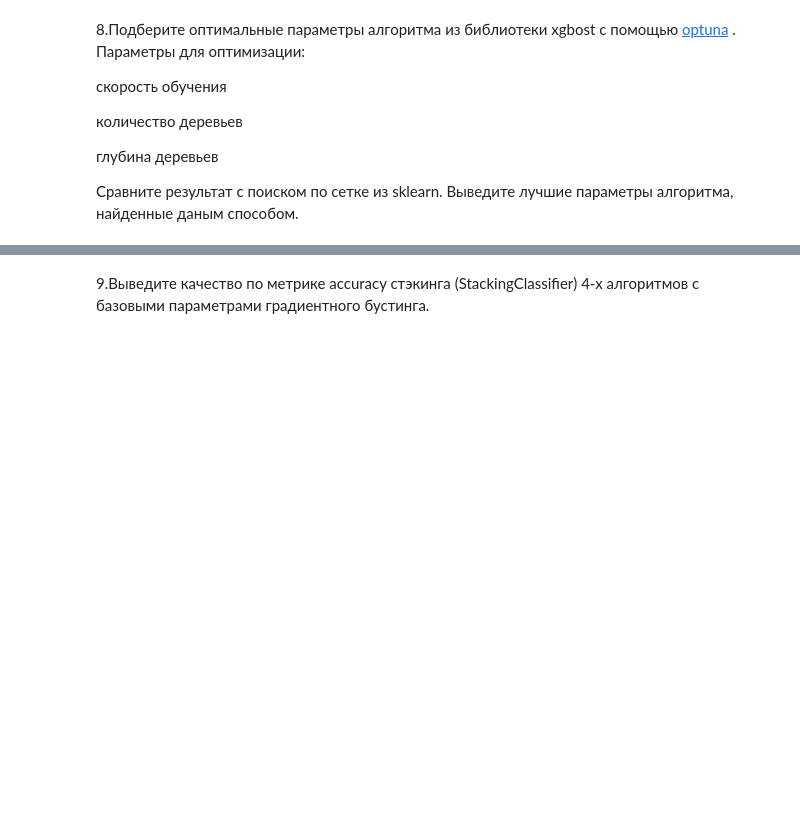
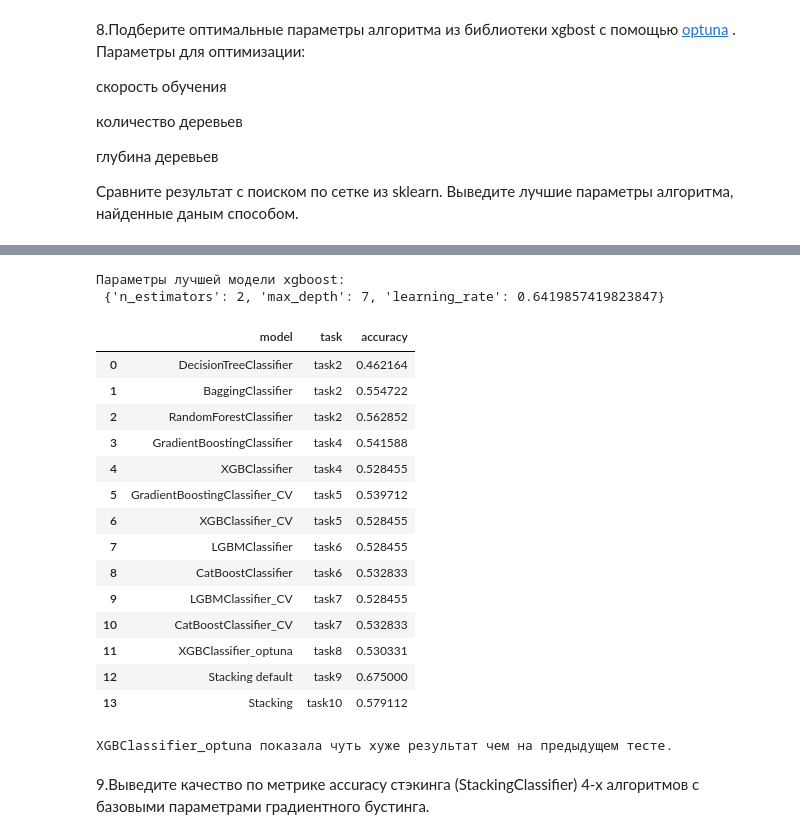
Before and after one commit to PanchenkoVI/start_of_learning_data_scientists, a Jupyter notebook: HM_Task9/HW_4_ML.ipynb, the cells around one changed output, grey strips where cells are left out. Cells and saved outputs as stored; diff of their text form; code cells hidden in the pictures; blank space fills up the shorter version.

```diff
--- a/HM_Task9/HW_4_ML.ipynb
+++ b/HM_Task9/HW_4_ML.ipynb
@@ -275,11 +296,16 @@ CatBoostClassifier =  0.5328330206378987
 # %%
 ### Ваш код ###
 
-best_params_lightgbm = {}
-print('Параметры лучшей модели lightgbm:\n', best_params_lightgbm)
-best_params_catboost = {}
-print('Параметры лучшей модели catboost:\n', best_params_catboost)
 acc_lightgbm_cv = 0
 acc_catboost_cv = 0
+
+acc_lightgbm_cv = search_best_params(LGBMClassifier(), parameters, X, y)
+print('Параметры лучшей модели lightgbm:\n', acc_lightgbm_cv)
+acc_catboost_cv = search_best_params(CatBoostClassifier(verbose=False), parameters, X, y)
+print('Параметры лучшей модели catboost:\n', acc_catboost_cv)
+
 results.loc[9] = ['LGBMClassifier_CV', 'task7', acc_lightgbm_cv]
 results.loc[10] = ['CatBoostClassifier_CV', 'task7', acc_catboost_cv]
+
+print('CatBoostClassifier работает точнее LGBMClassifier, но медленнее.')
+results
@@ -304,0 +348,21 @@ results.loc[11] = ['XGBClassifier_optuna', 'task8', acc_xgboost_optuna]
+# %%
+## Ваш код ###
+
+def objective(trial):
+    le = LabelEncoder()
+    y_1 = le.fit_transform(y)
+    return  cross_val_score(XGBClassifier(tree_method='hist',
+                                          n_estimators = trial.suggest_int('n_estimators', 1, 2),
+                                          max_depth = trial.suggest_int('max_depth', 1, 10),
+                                          learning_rate = trial.suggest_float('learning_rate', 0.6, 1.0),
+                                          random_state=RANDOM_STATE), X, y_1, cv=3, scoring ='accuracy').mean()
+
+study = optuna.create_study()
+study.optimize(objective, n_trials=100)
+best_params_xgboost_optuna = study.best_params
+acc_xgboost_optuna = study.best_trial.value
+
+print('Параметры лучшей модели xgboost:\n', best_params_xgboost_optuna)
+results.loc[11] = ['XGBClassifier_optuna', 'task8', acc_xgboost_optuna]
+results
+# %% [output]
@@ -305,2 +386,23 @@ results.loc[11] = ['XGBClassifier_optuna', 'task8', acc_xgboost_optuna]
+Параметры лучшей модели xgboost:
+ {'n_estimators': 2, 'max_depth': 7, 'learning_rate': 0.6419857419823847}
+|  | model | task | accuracy |
+| 0 | DecisionTreeClassifier | task2 | 0.462164 |
+| 1 | BaggingClassifier | task2 | 0.554722 |
+| 2 | RandomForestClassifier | task2 | 0.562852 |
+| 3 | GradientBoostingClassifier | task4 | 0.541588 |
+| 4 | XGBClassifier | task4 | 0.528455 |
+| 5 | GradientBoostingClassifier_CV | task5 | 0.539712 |
+| 6 | XGBClassifier_CV | task5 | 0.528455 |
+| 7 | LGBMClassifier | task6 | 0.528455 |
+| 8 | CatBoostClassifier | task6 | 0.532833 |
+| 9 | LGBMClassifier_CV | task7 | 0.528455 |
+| 10 | CatBoostClassifier_CV | task7 | 0.532833 |
+| 11 | XGBClassifier_optuna | task8 | 0.530331 |
+| 12 | Stacking default | task9 | 0.675000 |
+| 13 | Stacking | task10 | 0.579112 |
+# %%
+print('XGBClassifier_optuna показала чуть хуже результат чем на предыдущем тесте.')
+# %% [output]
+XGBClassifier_optuna показала чуть хуже результат чем на предыдущем тесте.
 # %% [markdown]
 9.Выведите качество по метрике accuracy стэкинга (StackingClassifier) 4-х алгоритмов с базовыми параметрами градиентного бустинга.
```
Also changed, not shown: parts of 20 cells of this notebook, 4 other files.
